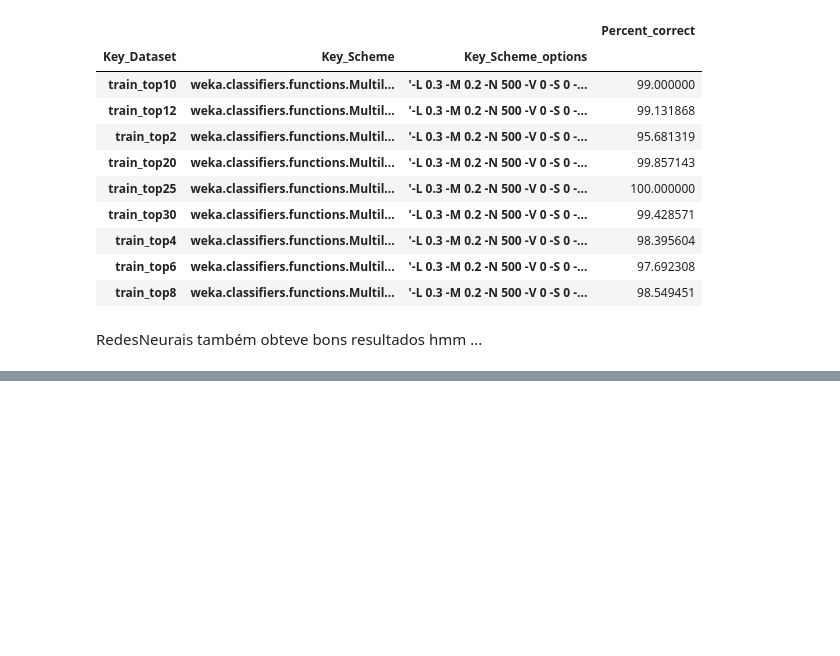
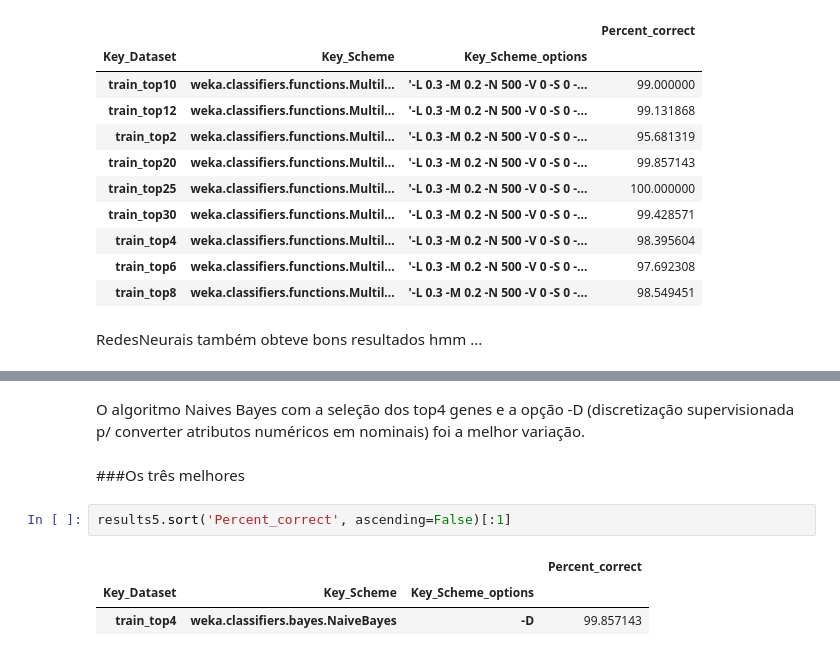
Before and after one commit to ojon/MD_Proj, a Jupyter notebook: TrainResults.ipynb, the cells around one changed output, grey strips where cells are left out. Drawn from its saved outputs; the diff is of its cells as text; blank space fills up the shorter version.

```diff
--- a/TrainResults.ipynb
+++ b/TrainResults.ipynb
@@ -115,0 +145,10 @@ RedesNeurais também obteve bons resultados hmm ...
+# %% [markdown]
+O algoritmo Naives Bayes com a seleção dos top4 genes e a opção -D (discretização supervisionada p/ converter atributos numéricos em nominais) foi a melhor variação.
+# %% [markdown]
+###Os três melhores
+# %%
+results5.sort('Percent_correct', ascending=False)[:1]
+# %% [output]
+|  |  |  | Percent_correct |
+| Key_Dataset | Key_Scheme | Key_Scheme_options |  |
+| train_top4 | weka.classifiers.bayes.NaiveBayes | -D | 99.857143 |
```
Also changed, not shown: parts of 8 cells of this notebook.
